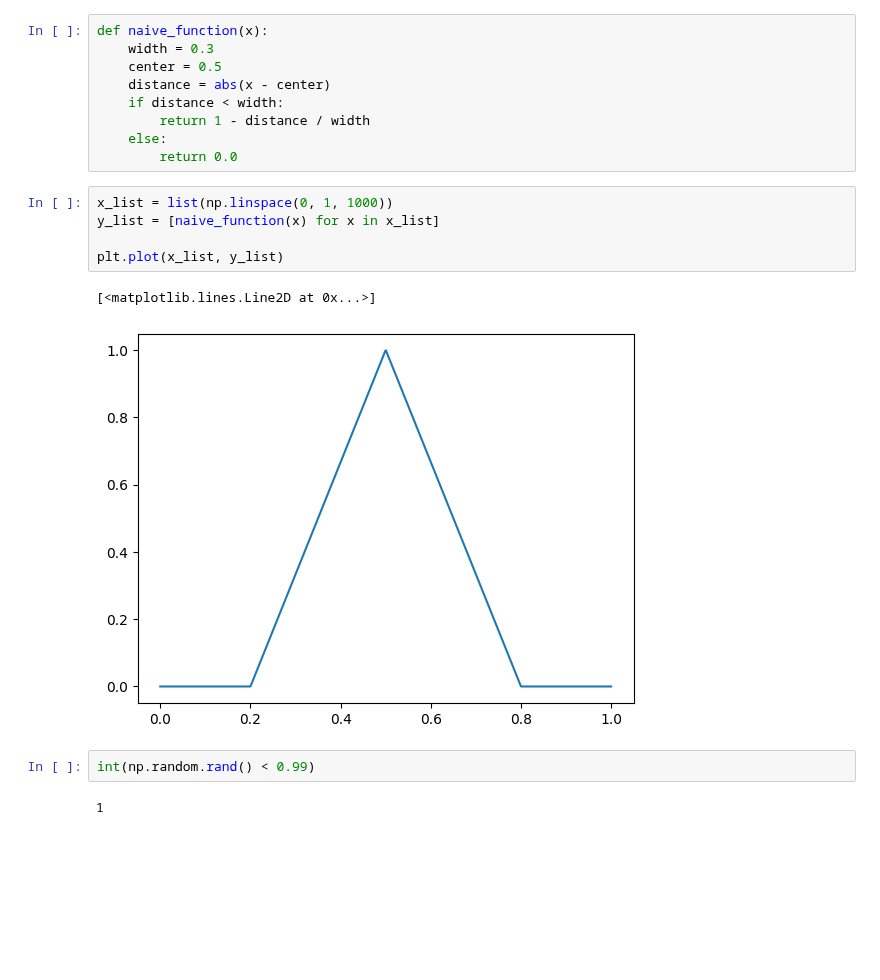
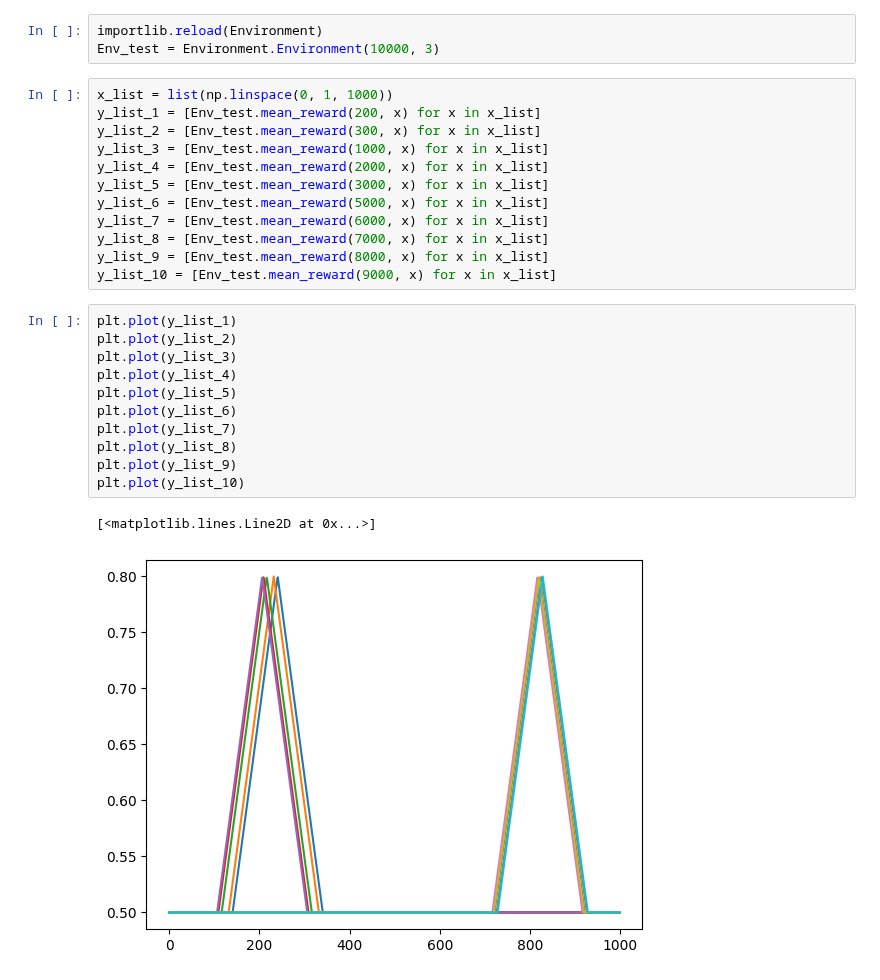
Before and after one commit to nguyenicolas/NS_Lipschitz_Bandits, a Jupyter notebook: main.ipynb, the cells around one changed output. Cells and saved outputs as stored; diff of their text form; blank space fills up the shorter version.

```diff
--- a/main.ipynb
+++ b/main.ipynb
@@ -173,21 +130,29 @@ plt.plot(np.cumsum([1 for _ in range(T)]))
-# %%
-def naive_function(x):
-    width = 0.3
-    center = 0.5
-    distance = abs(x - center)
-    if distance < width:
-        return 1 - distance / width
-    else:
-        return 0.0
-# %%
-x_list = list(np.linspace(0, 1, 1000))
-y_list = [naive_function(x) for x in x_list]
-
-plt.plot(x_list, y_list)
-# %% [output]
-[<matplotlib.lines.Line2D at 0x...>]
-[figure, removed]
-# %%
-int(np.random.rand() < 0.99)
-# %% [output]
-1
+# %%
+importlib.reload(Environment)
+Env_test = Environment.Environment(10000, 3)
+# %%
+x_list = list(np.linspace(0, 1, 1000))
+y_list_1 = [Env_test.mean_reward(200, x) for x in x_list]
+y_list_2 = [Env_test.mean_reward(300, x) for x in x_list]
+y_list_3 = [Env_test.mean_reward(1000, x) for x in x_list]
+y_list_4 = [Env_test.mean_reward(2000, x) for x in x_list]
+y_list_5 = [Env_test.mean_reward(3000, x) for x in x_list]
+y_list_6 = [Env_test.mean_reward(5000, x) for x in x_list]
+y_list_7 = [Env_test.mean_reward(6000, x) for x in x_list]
+y_list_8 = [Env_test.mean_reward(7000, x) for x in x_list]
+y_list_9 = [Env_test.mean_reward(8000, x) for x in x_list]
+y_list_10 = [Env_test.mean_reward(9000, x) for x in x_list]
+# %%
+plt.plot(y_list_1)
+plt.plot(y_list_2)
+plt.plot(y_list_3)
+plt.plot(y_list_4)
+plt.plot(y_list_5)
+plt.plot(y_list_6)
+plt.plot(y_list_7)
+plt.plot(y_list_8)
+plt.plot(y_list_9)
+plt.plot(y_list_10)
+# %% [output]
+[<matplotlib.lines.Line2D at 0x...>]
+[figure, added]
```
Also changed, not shown: parts of 13 cells of this notebook, 3 other files.
